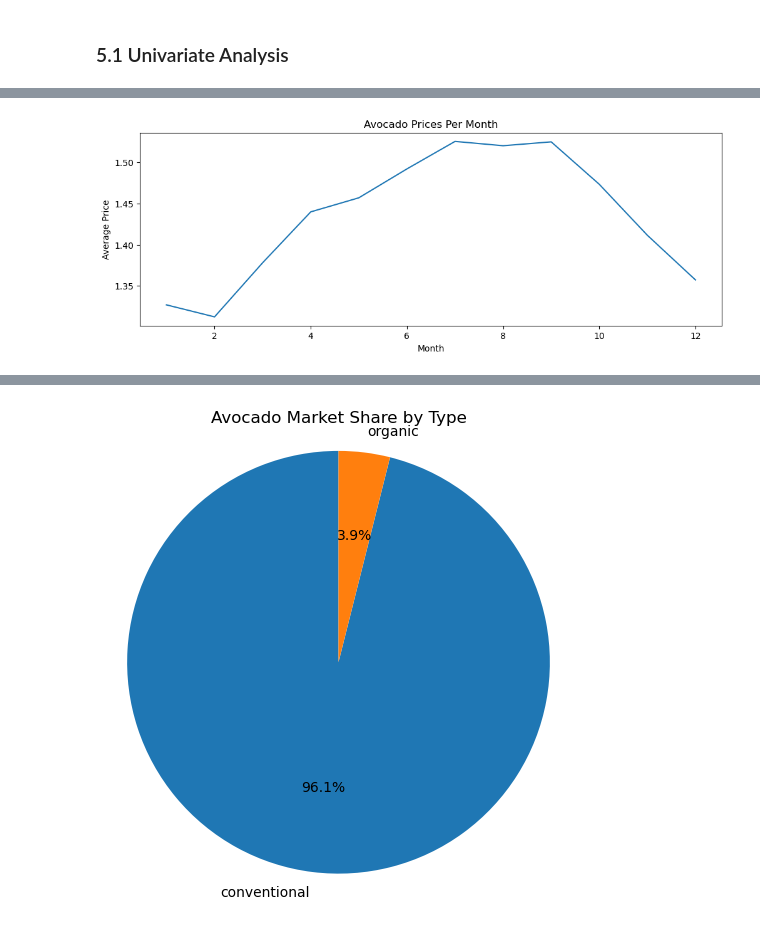
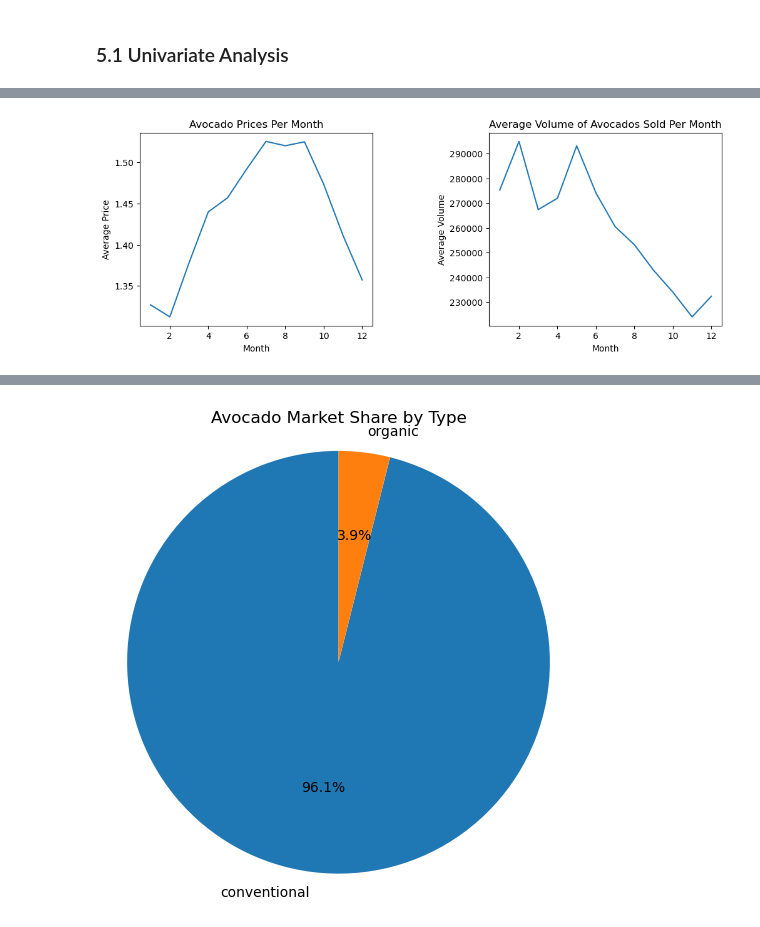
Before and after one commit to VrishtiSingh/PythonExplorersTeam3, a Jupyter notebook: Avocado Prices and Sales Volume 2015-2023.ipynb, the cells around one changed output, grey strips where cells are left out. Saved outputs shown, nothing was run; the diff lists cells and outputs as text; code cells hidden in the pictures.

```diff
--- a/Avocado Prices and Sales Volume 2015-2023.ipynb
+++ b/Avocado Prices and Sales Volume 2015-2023.ipynb
@@ -412,10 +414,24 @@ plt.show()
 # %%
-# Line plot of average price over time
-plt.figure(figsize=(12, 4))
-sns.lineplot(data=locations_df, x='Month', y='AveragePrice', ci = None)
-plt.title('Avocado Prices Per Month')
-plt.xlabel('Month')
-plt.ylabel('Average Price')
+# Average price and volume per month
+
+# Create a figure with 2 subplots side by side
+fig, (ax1, ax2) = plt.subplots(1, 2, figsize=(12, 4))
+
+# Line plot of Average Price by Month on ax1
+sns.lineplot(data=locations_df, x='Month', y='AveragePrice', ci=None, ax=ax1)
+ax1.set_title('Avocado Prices Per Month')
+ax1.set_xlabel('Month')
+ax1.set_ylabel('Average Price')
+
+# Line plot of Total Volume by Month on ax2
+sns.lineplot(data=locations_df, x='Month', y='TotalVolume', ci=None, ax=ax2)
+ax2.set_title('Average Volume of Avocados Sold Per Month')
+ax2.set_xlabel('Month')
+ax2.set_ylabel('Average Volume')
+
+# Adjust horizontal spacing between plots
+fig.subplots_adjust(wspace=0.5)
+
 plt.show()
 # %% [output]
-[figure, old version]
+[figure, new version]
```
Also changed, not shown: parts of 15 cells of this notebook.
